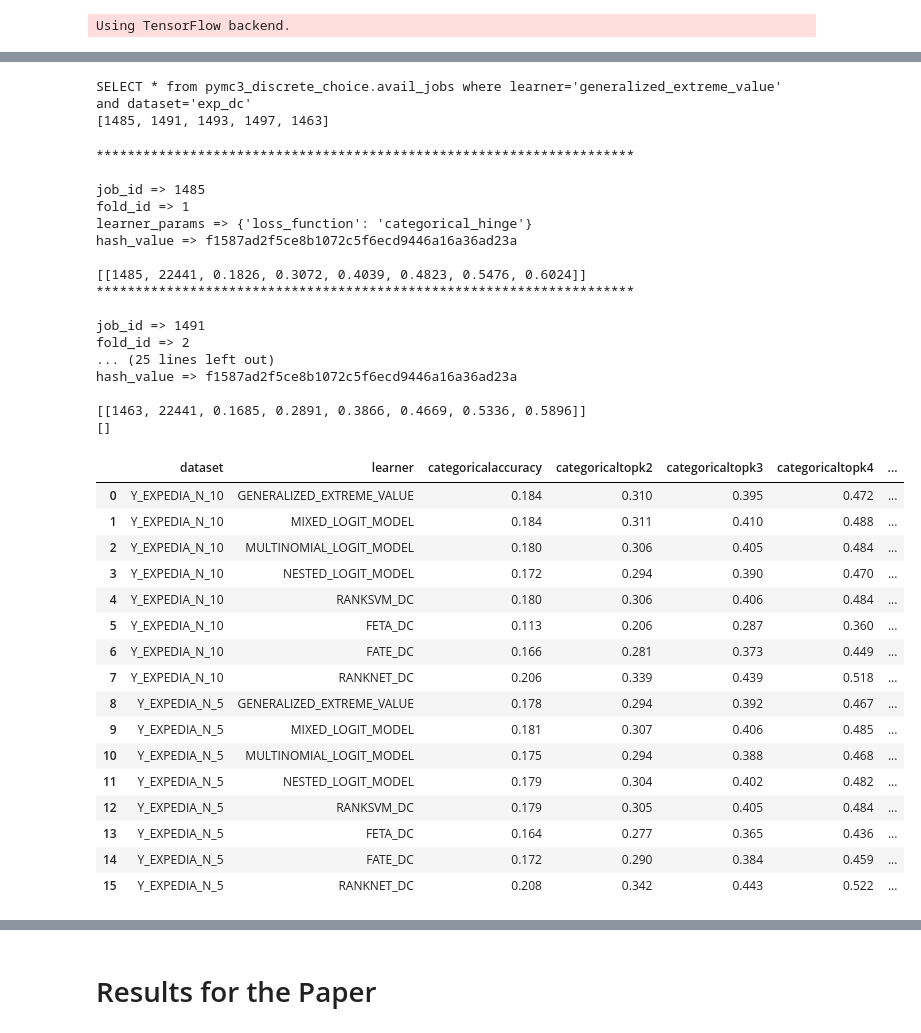
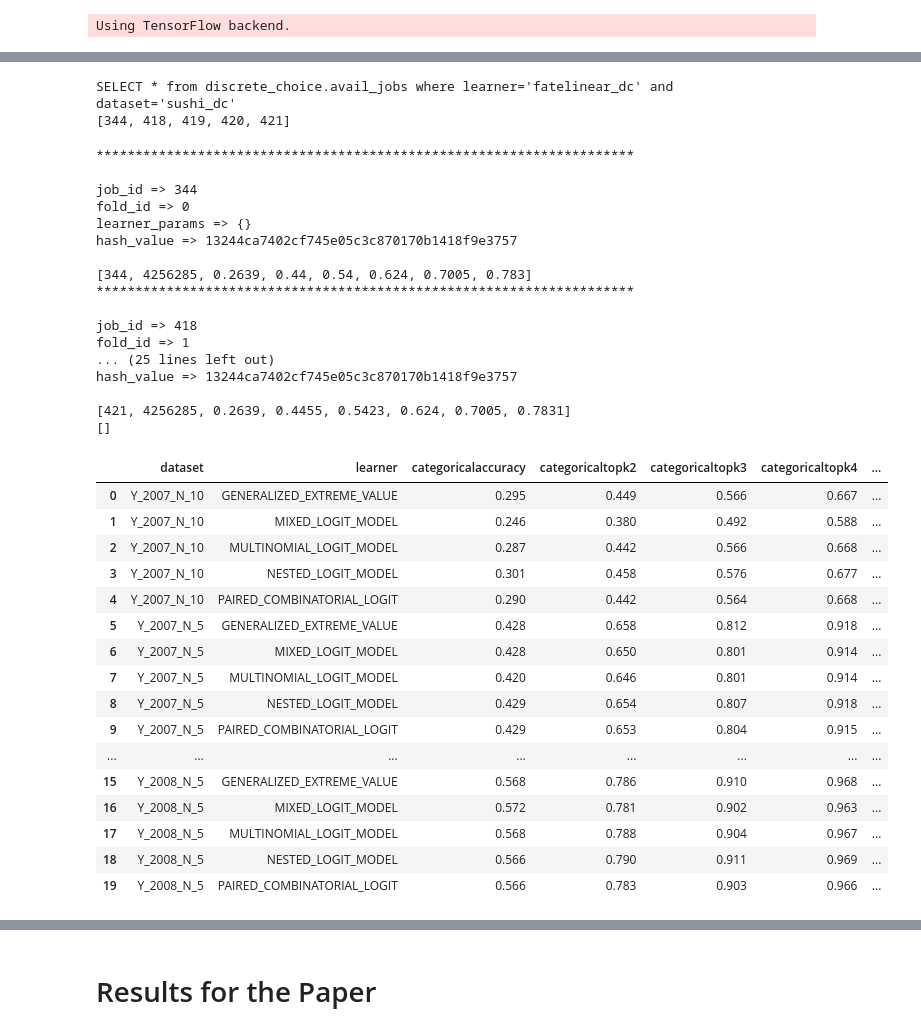
Before and after one commit to kiudee/cs-ranking, a Jupyter notebook: experiments/result_dc.ipynb, the cells around one changed output, grey strips where cells are left out. Drawn from its saved outputs; the diff is of its cells as text; code cells hidden in the pictures.

```diff
--- a/experiments/result_dc.ipynb
+++ b/experiments/result_dc.ipynb
@@ -32,41 +41,41 @@ dict_keys(['job_id', 'fold_id', 'dataset', 'learner', 'experiment_schema', 'expe
 # %%
-schema = 'pymc3_discrete_choice'
-learning_problem = 'discrete_choice'
-select_jobs = "SELECT * from {}.avail_jobs where learner='generalized_extreme_value' and dataset='exp_dc'".format(schema)
+schema = 'discrete_choice'
+select_jobs = "SELECT * from {}.avail_jobs where learner='fatelinear_dc' and dataset='sushi_dc'".format(schema)
 print(select_jobs)
-config_file_path = os.path.join(DIR_PATH, 'config', 'clusterdb.json')
 self = DBConnector(config_file_path=config_file_path, is_gpu=False, schema=schema)
 self.init_connection()
 self.cursor_db.execute(select_jobs)
 n_objects=10
 job_ids=[]
 for job in self.cursor_db.fetchall():
-    if job['dataset_params'].get('n_objects', 5) == n_objects:
+    if job['dataset_params'].get('n_objects', 10) == n_objects:
         job_ids.append(job['job_id'])
+job_ids.sort()
 print(job_ids)
 self.close_connection()
 # %% [output]
-SELECT * from pymc3_discrete_choice.avail_jobs where learner='generalized_extreme_value' and dataset='exp_dc'
-[1485, 1491, 1493, 1497, 1463]
+SELECT * from discrete_choice.avail_jobs where learner='fatelinear_dc' and dataset='sushi_dc'
+[344, 418, 419, 420, 421]
 # %%
 from copy import deepcopy
 delete = False
 job_ids2 = deepcopy(job_ids)
 job_ids = []
+cluster_id = 4256285
 for job_id in job_ids2:
     print("*********************************************************************")
     select_re = "SELECT * from results.{} WHERE job_id={}".format(learning_problem, job_id)
     up = "DELETE FROM results.{} WHERE job_id={}".format(learning_problem, job_id)
-
     self.init_connection()
     self.cursor_db.execute(select_re)
-    jobs_all = self.cursor_db.fetchall()
+    jobs_all = self.cursor_db.fetchall()[0]
+    cluster_id = jobs_all[1]
     select_re = "SELECT * from {}.avail_jobs WHERE job_id={}".format(schema, job_id)
     self.cursor_db.execute(select_re)
     job = dict(self.cursor_db.fetchone())
     job = {k:v for k,v in job.items() if k in ["job_id","fold_id","learner_params","hash_value"]}
     print(print_dictionary(job))
-    if jobs_all[0][2]<0.16:
+    if jobs_all[2]<0.25:
         job_ids.append(job_id)
         if delete:
             self.cursor_db.execute(up)
@@ -76,24 +85,24 @@ print(job_ids)
 # %% [output]
 *********************************************************************
 
-job_id => 1485
-fold_id => 1
-learner_params => {'loss_function': 'categorical_hinge'}
-hash_value => f1587ad2f5ce8b1072c5f6ecd9446a16a36ad23a
+job_id => 344
+fold_id => 0
+learner_params => {}
+hash_value => 13244ca7402cf745e05c3c870170b1418f9e3757
 
-[[1485, 22441, 0.1826, 0.3072, 0.4039, 0.4823, 0.5476, 0.6024]]
+[344, 4256285, 0.2639, 0.44, 0.54, 0.624, 0.7005, 0.783]
 *********************************************************************
 
-job_id => 1491
-fold_id => 2
+job_id => 418
+fold_id => 1
 ... (25 lines left out)
-hash_value => f1587ad2f5ce8b1072c5f6ecd9446a16a36ad23a
+hash_value => 13244ca7402cf745e05c3c870170b1418f9e3757
 
-[[1463, 22441, 0.1685, 0.2891, 0.3866, 0.4669, 0.5336, 0.5896]]
+[421, 4256285, 0.2639, 0.4455, 0.5423, 0.624, 0.7005, 0.7831]
 []
 # %%
 if delete:
-    values = np.array([0.1826, 0.3072, 0.4039, 0.4823, 0.5476, 0.6024])
+    values = np.array([0.2789, 0.4180, 0.5560, 0.6630, 0.7225, 0.7960])
     columns = ', '.join(list(lp_metric_dict[learning_problem].keys()))
     rs = np.random.RandomState(job_ids[0])
     for i, job_id in enumerate(job_ids):
@@ -101,7 +110,7 @@ if delete:
         print(r)
         vals = values + r
         print(vals)
-        vals = "({}, 4097591, {})". format(job_id, ', '.join(str(x) for x in vals))
+        vals = "({}, {}, {})". format(job_id, cluster_id ,', '.join(str(x) for x in vals))
         update_result = "INSERT INTO results.{0} (job_id, cluster_id, {1}) VALUES {2}".format(learning_problem, columns, vals)
         self.init_connection()
         self.cursor_db.execute(update_result)
@@ -132,8 +141,8 @@ def get_results_for_dataset(DATASET, del_jid = True):
     data = []
     for job in self.cursor_db.fetchall():
         job = dict(job)
-        n_hidden = job['hp_ranges'][job['learner']].get("n_hidden", [])
-        if job['hp_ranges'][job['learner']].get("n_hidden_set_layers", None)==[1,8]:
+        n_hidden = job['hp_ranges'].get(job['learner'], {}).get("n_hidden", [])
+        if job['hp_ranges'].get(job['learner'], {}).get("n_hidden_set_layers", None)==[1,8]:
             job['learner'] = job['learner']+'_shallow'
         elif n_hidden==[1,4] or n_hidden==[1,5]:
             job['learner'] = job['learner']+'_shallow'
@@ -240,50 +249,50 @@ def create_combined_dfs(DATASET):
                 if max_feta < mean[0] - std[0]:
                     max_feta = mean[0] - std[0]
                     one_row[1] = "FETA_DC"
                     feta_r = one_row
             elif "FATE_" in str(learner):
                 if max_feta < mean[0] - std[0]:
                     max_fate = mean[0] - std[0]
                     one_row[1] = "FATE_DC"
                     fate_r = one_row
             elif "RANKNET_" in str(learner):
                 if max_ranknet < mean[0] - std[0]:
                     max_ranknet = mean[0] - std[0]
                     one_row[1] = "RANKNET_DC"
                     ranknet_r = one_row
             else:
                 data.append(one_row)
         if len(feta_r)!=0:
             data.append(feta_r)
         if len(fate_r)!=0:
             data.append(fate_r)
         if len(ranknet_r)!=0:
             data.append(ranknet_r)
     df = pd.DataFrame(data, columns=columns)
     df.sort_values(by='dataset')
     del df['categoricaltopk6']
     del df['categoricaltopk6se']
     return df
-df = create_combined_dfs(datasets[-1])
+df = create_combined_dfs(datasets[-3])
 df
 # %% [output]
 |  | dataset | learner | categoricalaccuracy | categoricaltopk2 | categoricaltopk3 | categoricaltopk4 | ... |
-| 0 | Y_EXPEDIA_N_10 | GENERALIZED_EXTREME_VALUE | 0.184 | 0.310 | 0.395 | 0.472 | ... |
-| 1 | Y_EXPEDIA_N_10 | MIXED_LOGIT_MODEL | 0.184 | 0.311 | 0.410 | 0.488 | ... |
-| 2 | Y_EXPEDIA_N_10 | MULTINOMIAL_LOGIT_MODEL | 0.180 | 0.306 | 0.405 | 0.484 | ... |
-| 3 | Y_EXPEDIA_N_10 | NESTED_LOGIT_MODEL | 0.172 | 0.294 | 0.390 | 0.470 | ... |
-| 4 | Y_EXPEDIA_N_10 | RANKSVM_DC | 0.180 | 0.306 | 0.406 | 0.484 | ... |
-| 5 | Y_EXPEDIA_N_10 | FETA_DC | 0.113 | 0.206 | 0.287 | 0.360 | ... |
-| 6 | Y_EXPEDIA_N_10 | FATE_DC | 0.166 | 0.281 | 0.373 | 0.449 | ... |
-| 7 | Y_EXPEDIA_N_10 | RANKNET_DC | 0.206 | 0.339 | 0.439 | 0.518 | ... |
-| 8 | Y_EXPEDIA_N_5 | GENERALIZED_EXTREME_VALUE | 0.178 | 0.294 | 0.392 | 0.467 | ... |
-| 9 | Y_EXPEDIA_N_5 | MIXED_LOGIT_MODEL | 0.181 | 0.307 | 0.406 | 0.485 | ... |
-| 10 | Y_EXPEDIA_N_5 | MULTINOMIAL_LOGIT_MODEL | 0.175 | 0.294 | 0.388 | 0.468 | ... |
-| 11 | Y_EXPEDIA_N_5 | NESTED_LOGIT_MODEL | 0.179 | 0.304 | 0.402 | 0.482 | ... |
-| 12 | Y_EXPEDIA_N_5 | RANKSVM_DC | 0.179 | 0.305 | 0.405 | 0.484 | ... |
-| 13 | Y_EXPEDIA_N_5 | FETA_DC | 0.164 | 0.277 | 0.365 | 0.436 | ... |
-| 14 | Y_EXPEDIA_N_5 | FATE_DC | 0.172 | 0.290 | 0.384 | 0.459 | ... |
-| 15 | Y_EXPEDIA_N_5 | RANKNET_DC | 0.208 | 0.342 | 0.443 | 0.522 | ... |
+| 0 | Y_2007_N_10 | GENERALIZED_EXTREME_VALUE | 0.295 | 0.449 | 0.566 | 0.667 | ... |
+| 1 | Y_2007_N_10 | MIXED_LOGIT_MODEL | 0.246 | 0.380 | 0.492 | 0.588 | ... |
+| 2 | Y_2007_N_10 | MULTINOMIAL_LOGIT_MODEL | 0.287 | 0.442 | 0.566 | 0.668 | ... |
+| 3 | Y_2007_N_10 | NESTED_LOGIT_MODEL | 0.301 | 0.458 | 0.576 | 0.677 | ... |
+| 4 | Y_2007_N_10 | PAIRED_COMBINATORIAL_LOGIT | 0.290 | 0.442 | 0.564 | 0.668 | ... |
+| 5 | Y_2007_N_5 | GENERALIZED_EXTREME_VALUE | 0.428 | 0.658 | 0.812 | 0.918 | ... |
+| 6 | Y_2007_N_5 | MIXED_LOGIT_MODEL | 0.428 | 0.650 | 0.801 | 0.914 | ... |
+| 7 | Y_2007_N_5 | MULTINOMIAL_LOGIT_MODEL | 0.420 | 0.646 | 0.801 | 0.914 | ... |
+| 8 | Y_2007_N_5 | NESTED_LOGIT_MODEL | 0.429 | 0.654 | 0.807 | 0.918 | ... |
+| 9 | Y_2007_N_5 | PAIRED_COMBINATORIAL_LOGIT | 0.429 | 0.653 | 0.804 | 0.915 | ... |
+| ... | ... | ... | ... | ... | ... | ... | ... |
+| 15 | Y_2008_N_5 | GENERALIZED_EXTREME_VALUE | 0.568 | 0.786 | 0.910 | 0.968 | ... |
+| 16 | Y_2008_N_5 | MIXED_LOGIT_MODEL | 0.572 | 0.781 | 0.902 | 0.963 | ... |
+| 17 | Y_2008_N_5 | MULTINOMIAL_LOGIT_MODEL | 0.568 | 0.788 | 0.904 | 0.967 | ... |
+| 18 | Y_2008_N_5 | NESTED_LOGIT_MODEL | 0.566 | 0.790 | 0.911 | 0.969 | ... |
+| 19 | Y_2008_N_5 | PAIRED_COMBINATORIAL_LOGIT | 0.566 | 0.783 | 0.903 | 0.966 | ... |
 # %%
 import matplotlib.pyplot as plt
 %matplotlib inline
```
Also changed, not shown: parts of 5 cells of this notebook, 40 other files.
